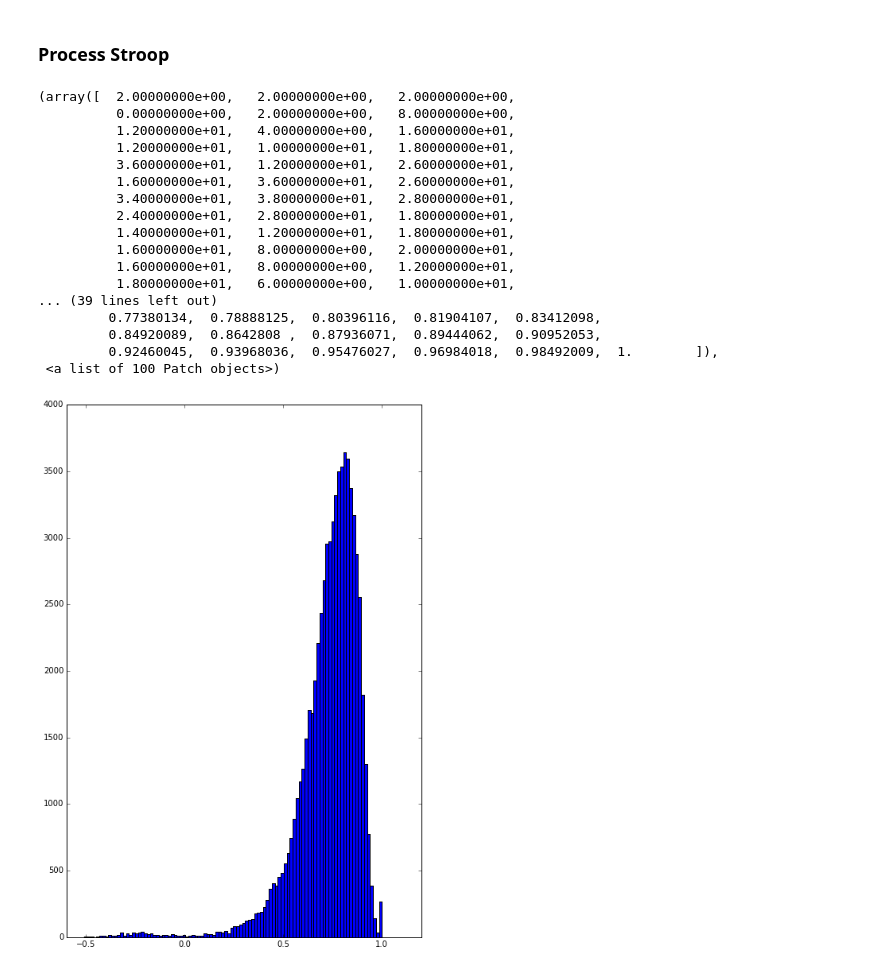
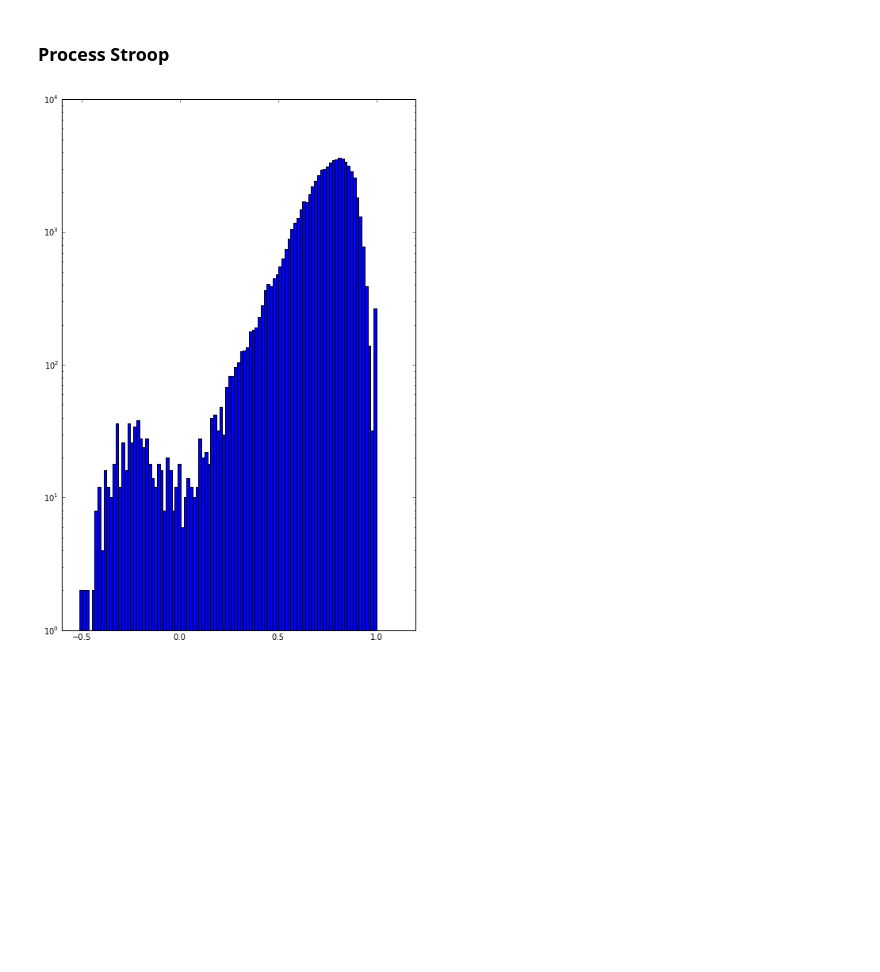
Before and after one commit to akhambhati/rs-2017-NetStim, a Jupyter notebook: Analysis Notebooks/e01-Measure_Dynamic_Functional_Networks.ipynb, the cells around one changed output. Saved outputs shown, nothing was run; the diff lists cells and outputs as text; code cells hidden in the pictures; blank space fills up the shorter version.

```diff
--- a/Analysis Notebooks/e01-Measure_Dynamic_Functional_Networks.ipynb
+++ b/Analysis Notebooks/e01-Measure_Dynamic_Functional_Networks.ipynb
@@ -134,29 +134,13 @@ for subj_id in xrange(n_subj):
 # %%
 %matplotlib inline
 
 tt = 5
 plt.figure(figsize=(8,12))
 ax = plt.subplot(1,1,1);
 ax.hist(adj.reshape(-1), 100)
+ax.set_yscale('log')
 # %% [output]
-(array([  2.00000000e+00,   2.00000000e+00,   2.00000000e+00,
-          0.00000000e+00,   2.00000000e+00,   8.00000000e+00,
-          1.20000000e+01,   4.00000000e+00,   1.60000000e+01,
-          1.20000000e+01,   1.00000000e+01,   1.80000000e+01,
-          3.60000000e+01,   1.20000000e+01,   2.60000000e+01,
-          1.60000000e+01,   3.60000000e+01,   2.60000000e+01,
-          3.40000000e+01,   3.80000000e+01,   2.80000000e+01,
-          2.40000000e+01,   2.80000000e+01,   1.80000000e+01,
-          1.40000000e+01,   1.20000000e+01,   1.80000000e+01,
-          1.60000000e+01,   8.00000000e+00,   2.00000000e+01,
-          1.60000000e+01,   8.00000000e+00,   1.20000000e+01,
-          1.80000000e+01,   6.00000000e+00,   1.00000000e+01,
-... (39 lines left out)
-         0.77380134,  0.78888125,  0.80396116,  0.81904107,  0.83412098,
-         0.84920089,  0.8642808 ,  0.87936071,  0.89444062,  0.90952053,
-         0.92460045,  0.93968036,  0.95476027,  0.96984018,  0.98492009,  1.        ]),
- <a list of 100 Patch objects>)
-[figure, old version]
+[figure, new version]
 # %%
 %matplotlib inline
 
```
Also changed, not shown: parts of 1 cell of this notebook, 8 other files.
